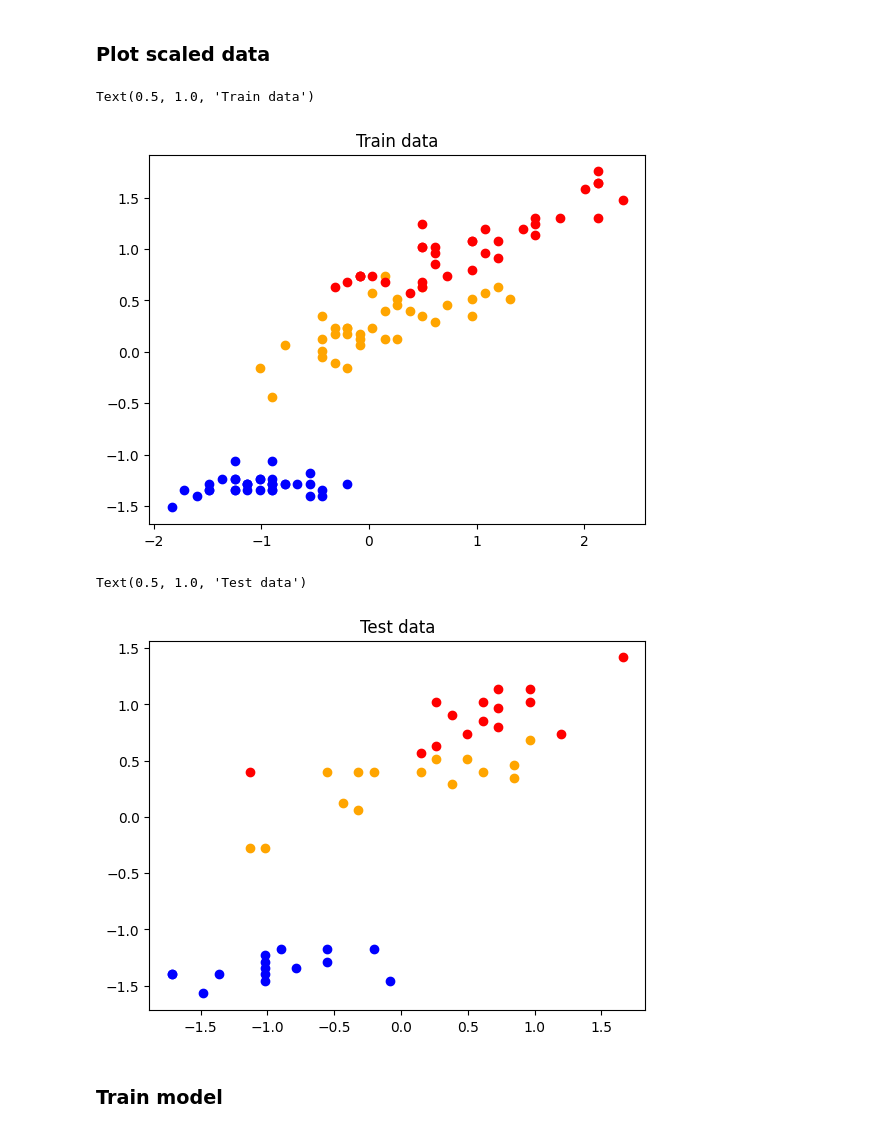
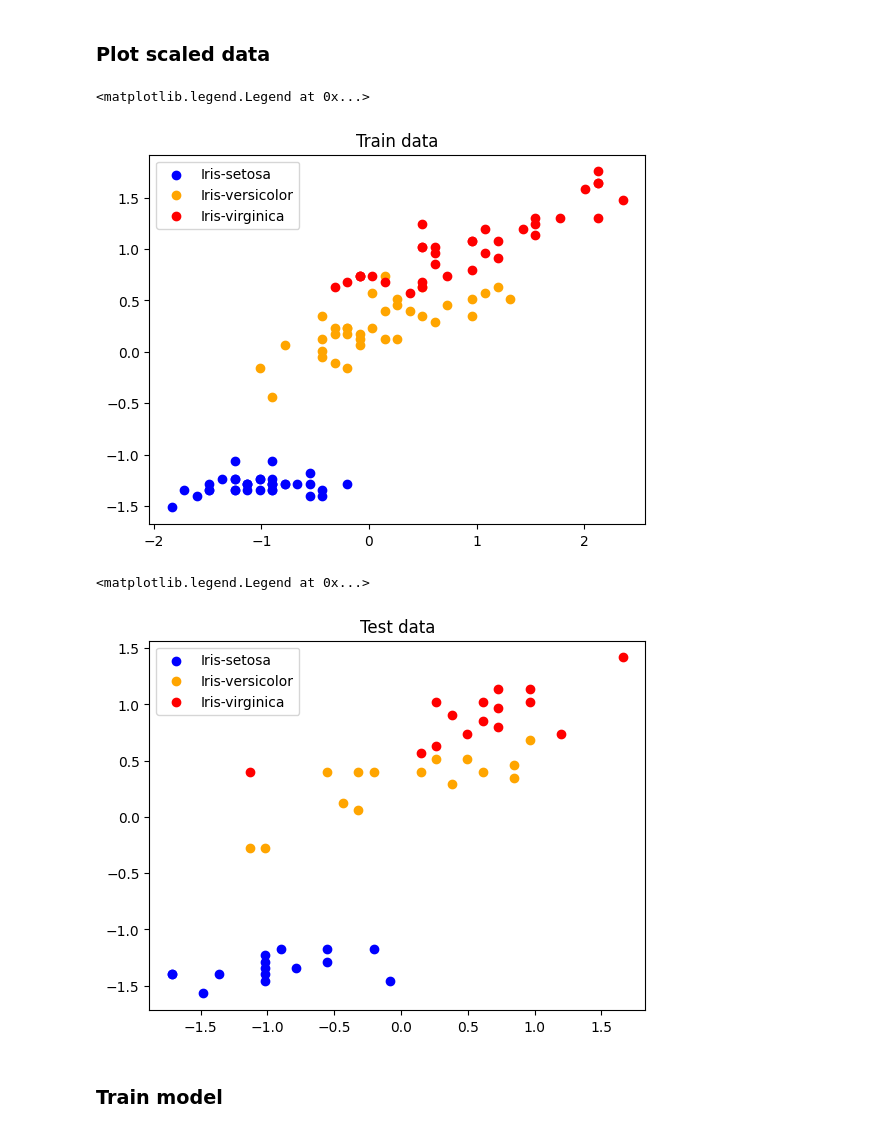
Before and after one commit to BuiHoangTu/ul.year2024Autumn.data-engineering-machine-learning.e-tivities, a Jupyter notebook: a3/Activity3_24005665.ipynb, the cells around one changed output. Cells and saved outputs as stored; diff of their text form; code cells hidden in the pictures.

```diff
--- a/a3/Activity3_24005665.ipynb
+++ b/a3/Activity3_24005665.ipynb
@@ -202,26 +203,30 @@ X_test = sc.transform(X_test)
 # %%
 # import seaborn as sns
 
 # sns.kdeplot(X_train[:,0])
 # sns.kdeplot(X_test[:,0])
 # plt.xlabel("sepal_length")
 # plt.legend(["train", "test"])
 
 plt.scatter(X_train[y_train == 0][:, 0], X_train[y_train == 0][:, 1], color="blue")
 plt.scatter(X_train[y_train == 1][:, 0], X_train[y_train == 1][:, 1], color="orange")
 plt.scatter(X_train[y_train == 2][:, 0], X_train[y_train == 2][:, 1], color="red")
 plt.title("Train data")
+
+plt.legend(["Iris-setosa", "Iris-versicolor", "Iris-virginica"])
 # %% [output]
-Text(0.5, 1.0, 'Train data')
+<matplotlib.legend.Legend at 0x...>
-[figure, old version]
+[figure, new version]
 # %%
 plt.scatter(X_test[y_test == 0][:, 0], X_test[y_test == 0][:, 1], color="blue")
 plt.scatter(X_test[y_test == 1][:, 0], X_test[y_test == 1][:, 1], color="orange")
 plt.scatter(X_test[y_test == 2][:, 0], X_test[y_test == 2][:, 1], color="red")
 plt.title("Test data")
+
+plt.legend(["Iris-setosa", "Iris-versicolor", "Iris-virginica"])
 # %% [output]
-Text(0.5, 1.0, 'Test data')
+<matplotlib.legend.Legend at 0x...>
-[figure, old version]
+[figure, new version]
 # %% [markdown]
 ### Train model
 # %%
```
Also changed, not shown: parts of 7 cells of this notebook.
